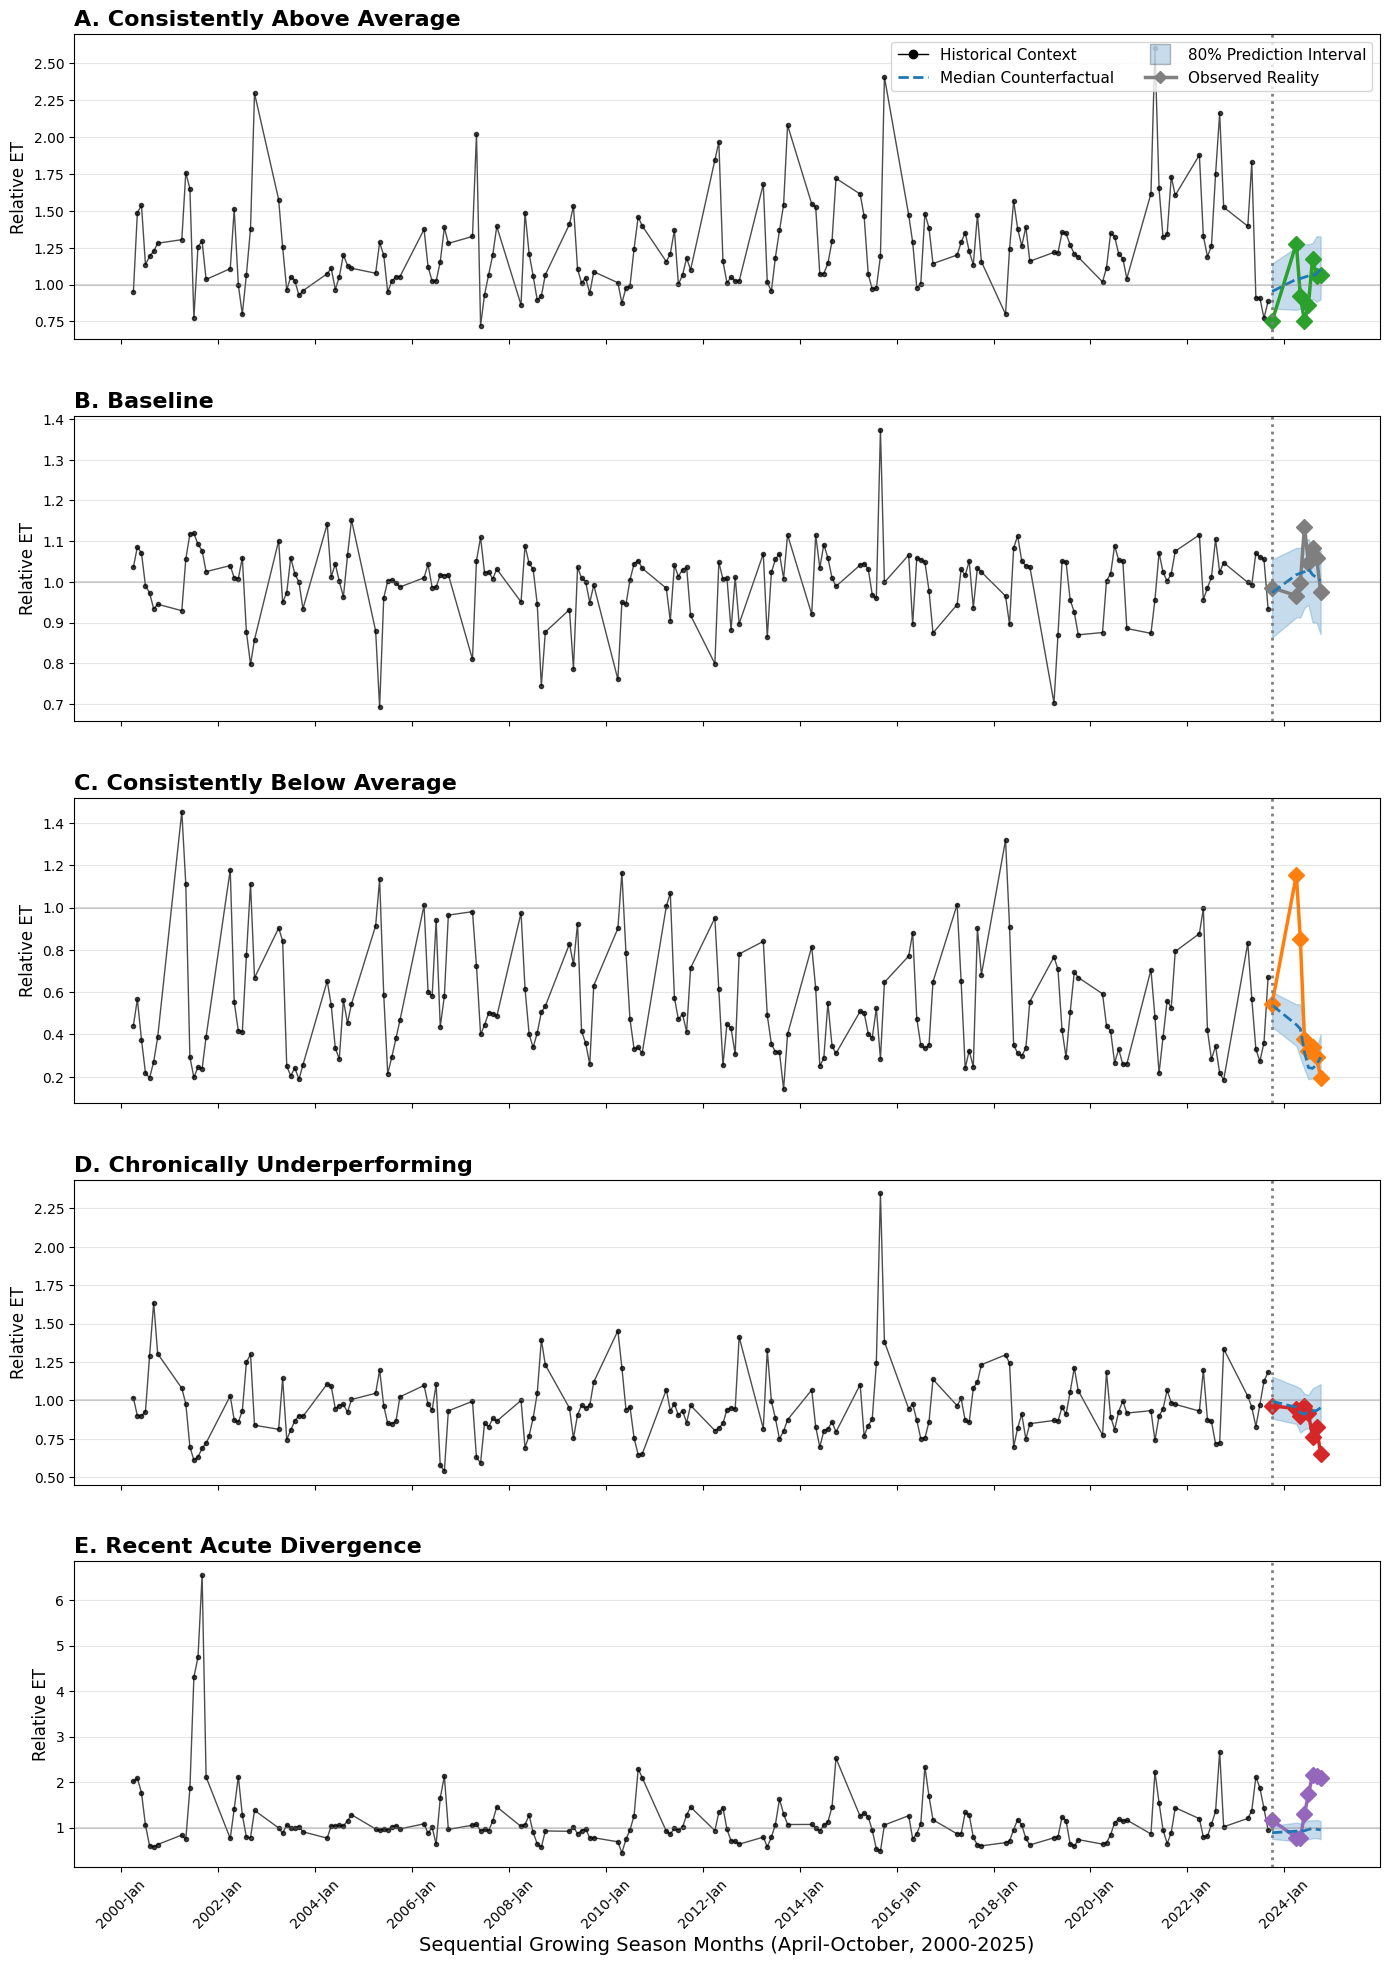
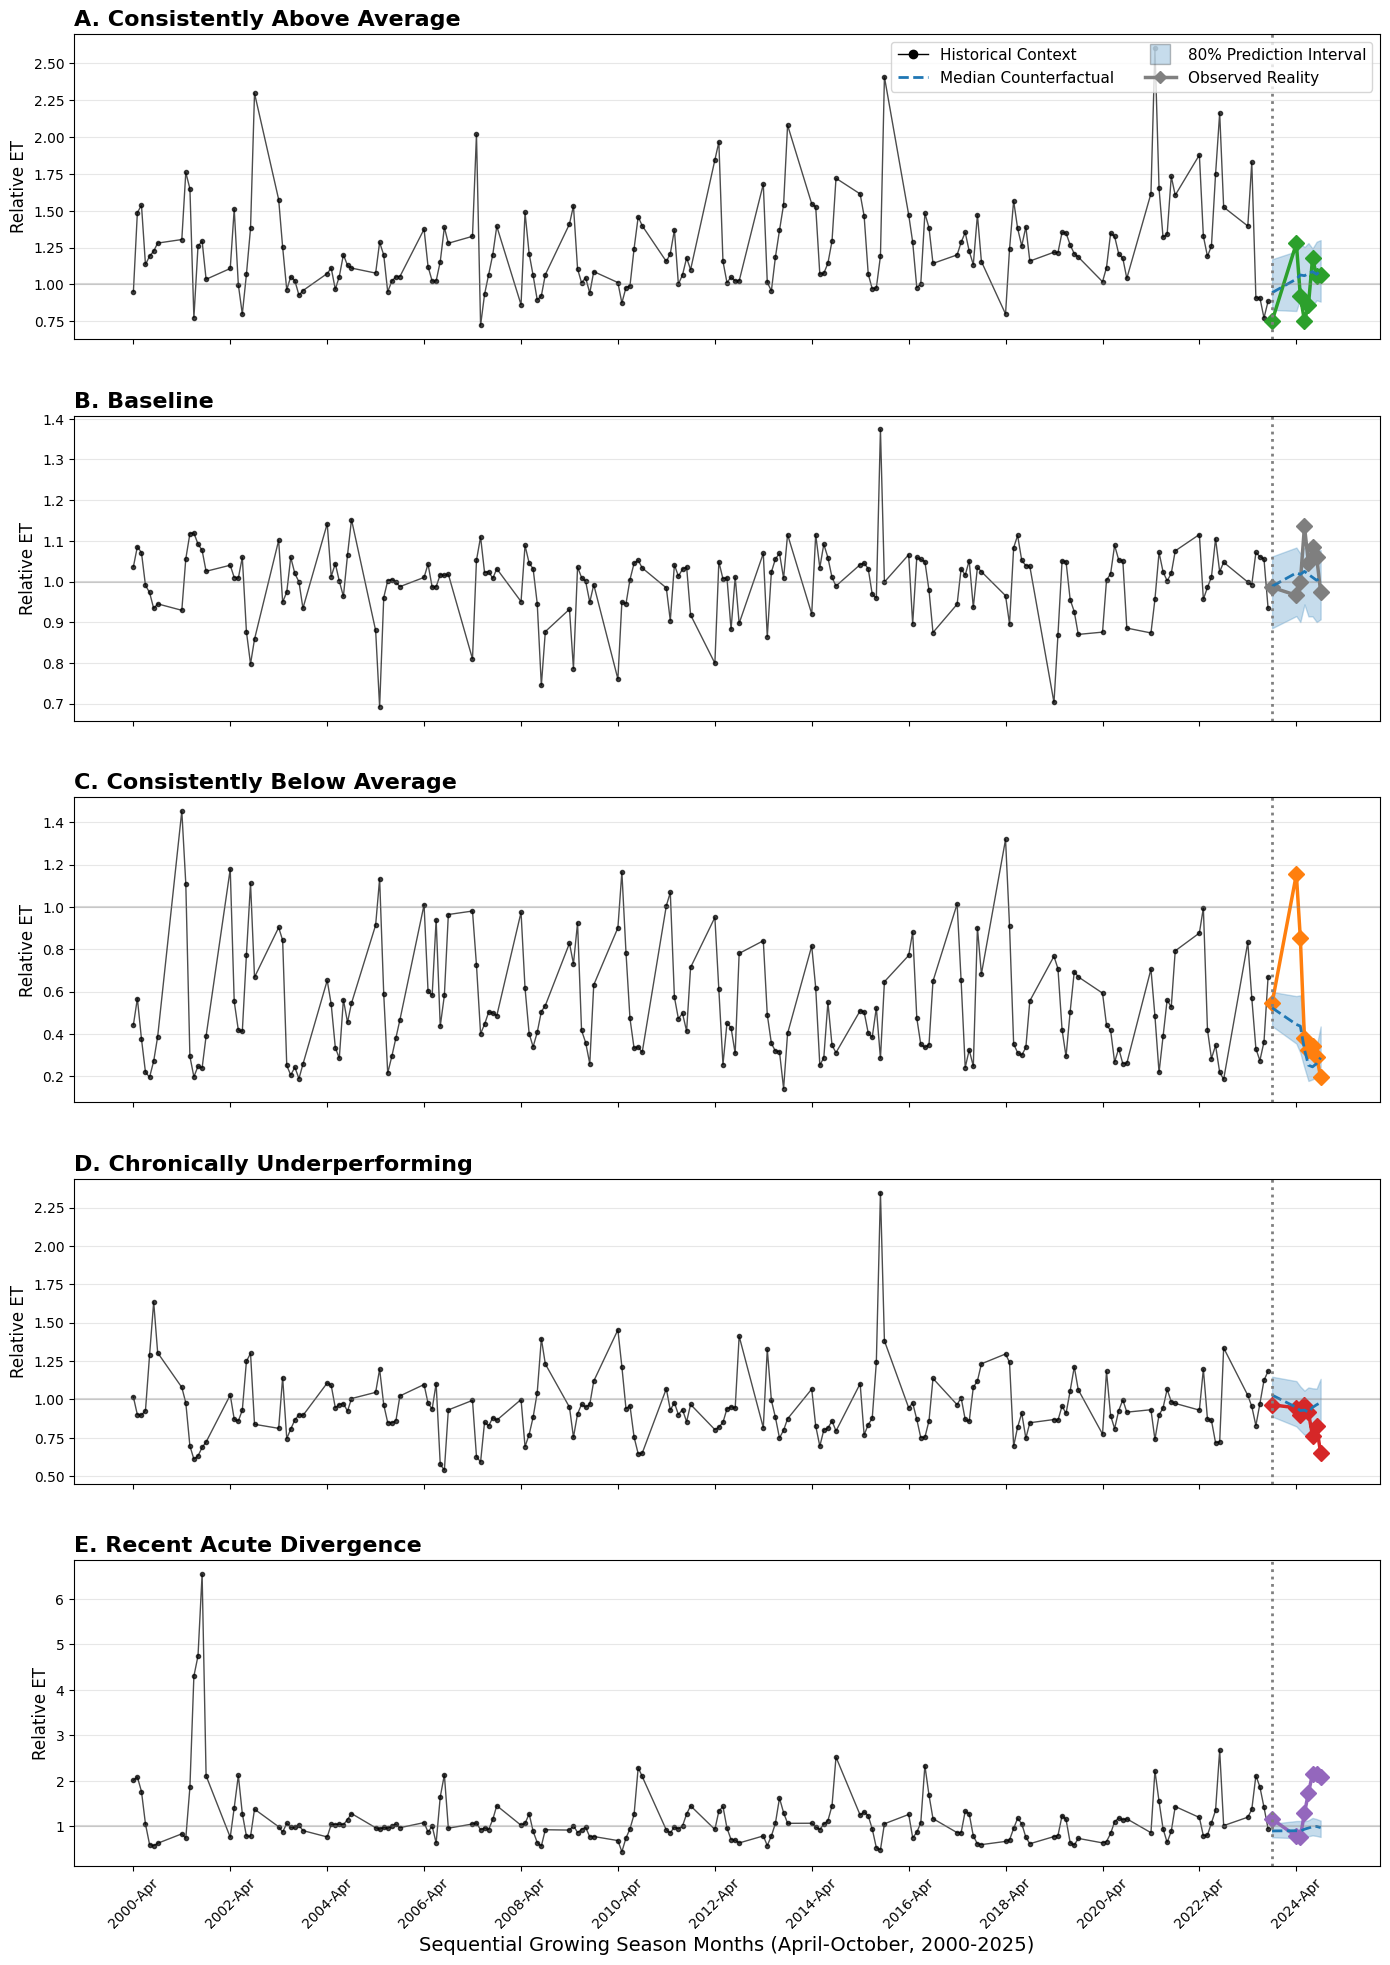
Code edit (unified diff) that turned the first committed figure into the second:
--- before
+++ after
@@ -124,5 +124,5 @@
 
     # 
-    ax.xaxis.set_major_locator(mdates.YearLocator(2))
+    ax.xaxis.set_major_locator(mdates.YearLocator(2, month=4))
     ax.xaxis.set_major_formatter(mdates.DateFormatter('%Y-%b'))
     ax.tick_params(axis='x', rotation=45)

Commit: Add files via upload